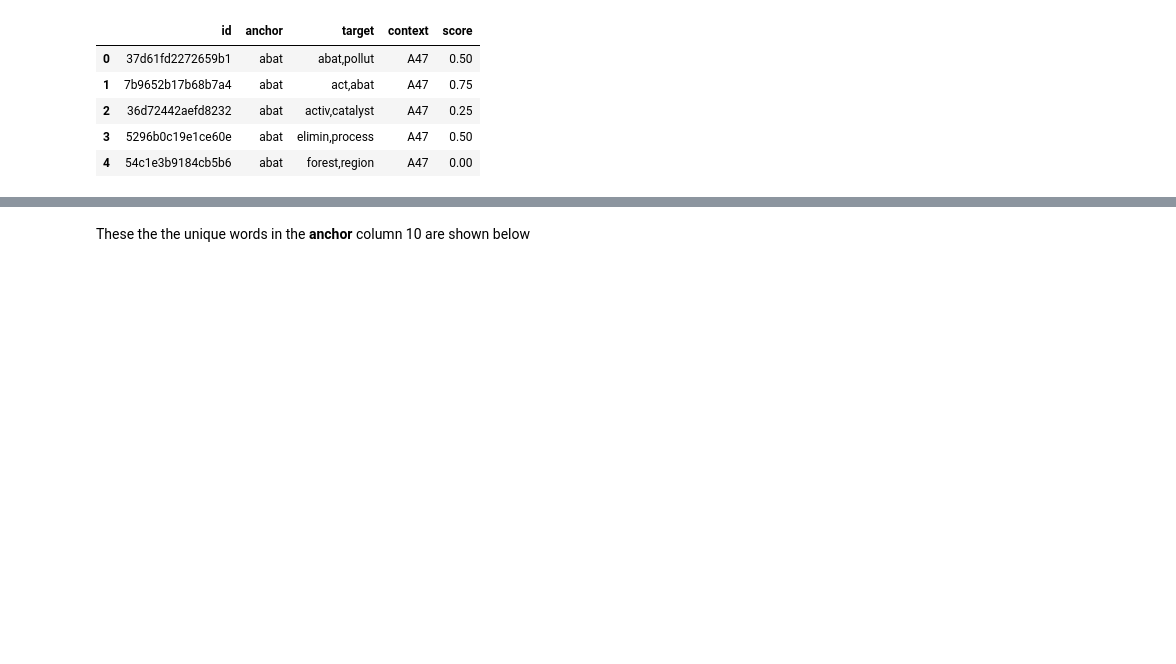
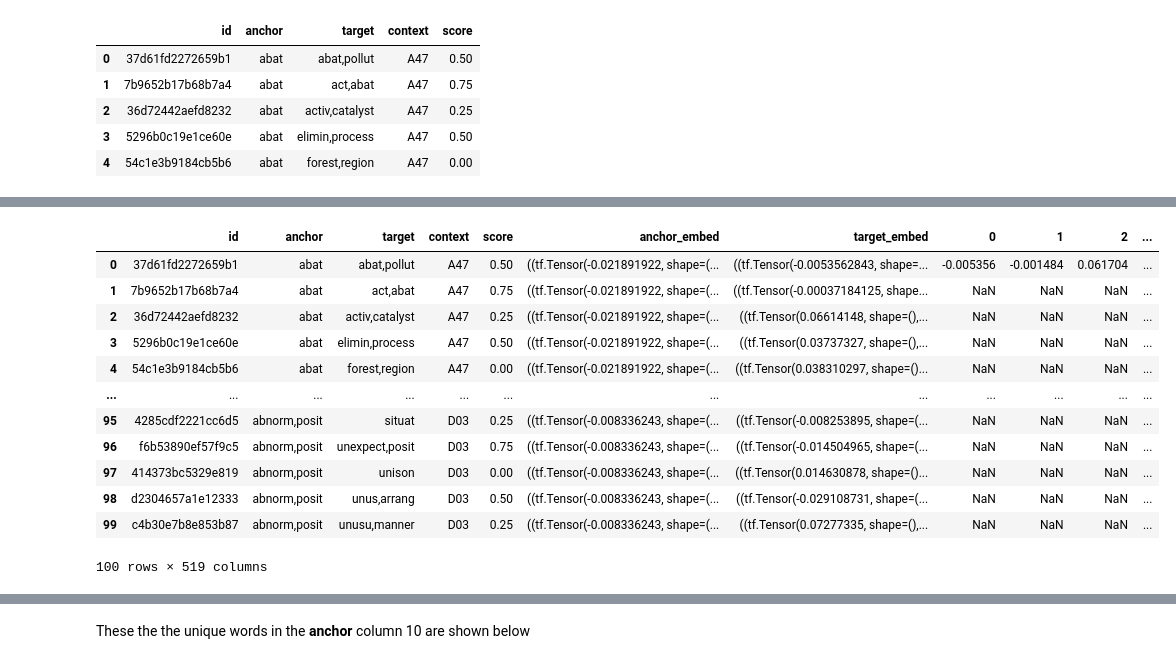
Before and after one commit to MichaelWoo-git/Phrase_Matching_Recog, a Jupyter notebook: Phrase_Match_Similarity.ipynb, the cells around one changed output, grey strips where cells are left out. Saved outputs shown, nothing was run; the diff lists cells and outputs as text; code cells hidden in the pictures; blank space fills up the shorter version.

```diff
--- a/Phrase_Match_Similarity.ipynb
+++ b/Phrase_Match_Similarity.ipynb
@@ -241,0 +177,3 @@ Successfully installed tensorflow-hub-0.12.0
+# %%
+temp['anchor_embed'] = df_1.apply(lambda x: embed([x['anchor']]),axis=1)
+temp['target_embed'] = df_1.apply(lambda x: embed([x['target']]),axis=1)
@@ -241,0 +215,7 @@ Successfully installed tensorflow-hub-0.12.0
+# %%
+df = pd.DataFrame(np.reshape(temp['target_embed'][0][0],newshape=(1,-1)))
+anchor_arr = []
+for i in df.columns:
+    prefix = "anchor_" + str(i)
+    anchor_arr.append(prefix)
+df.columns = anch
@@ -241,0 +242,16 @@ Successfully installed tensorflow-hub-0.12.0
+# %%
+temp.join(df)
+# %% [output]
+|  | id | anchor | target | context | score | anchor_embed | target_embed | 0 | 1 | 2 | ... |
+| 0 | 37d61fd2272659b1 | abat | abat,pollut | A47 | 0.50 | ((tf.Tensor(-0.021891922, shape=(... | ((tf.Tensor(-0.0053562843, shape=... | -0.005356 | -0.001484 | 0.061704 | ... |
+| 1 | 7b9652b17b68b7a4 | abat | act,abat | A47 | 0.75 | ((tf.Tensor(-0.021891922, shape=(... | ((tf.Tensor(-0.00037184125, shape... | NaN | NaN | NaN | ... |
+| 2 | 36d72442aefd8232 | abat | activ,catalyst | A47 | 0.25 | ((tf.Tensor(-0.021891922, shape=(... | ((tf.Tensor(0.06614148, shape=(),... | NaN | NaN | NaN | ... |
+| 3 | 5296b0c19e1ce60e | abat | elimin,process | A47 | 0.50 | ((tf.Tensor(-0.021891922, shape=(... | ((tf.Tensor(0.03737327, shape=(),... | NaN | NaN | NaN | ... |
+| 4 | 54c1e3b9184cb5b6 | abat | forest,region | A47 | 0.00 | ((tf.Tensor(-0.021891922, shape=(... | ((tf.Tensor(0.038310297, shape=()... | NaN | NaN | NaN | ... |
+| ... | ... | ... | ... | ... | ... | ... | ... | ... | ... | ... | ... |
+| 95 | 4285cdf2221cc6d5 | abnorm,posit | situat | D03 | 0.25 | ((tf.Tensor(-0.008336243, shape=(... | ((tf.Tensor(-0.008253895, shape=(... | NaN | NaN | NaN | ... |
+| 96 | f6b53890ef57f9c5 | abnorm,posit | unexpect,posit | D03 | 0.75 | ((tf.Tensor(-0.008336243, shape=(... | ((tf.Tensor(-0.014504965, shape=(... | NaN | NaN | NaN | ... |
+| 97 | 414373bc5329e819 | abnorm,posit | unison | D03 | 0.00 | ((tf.Tensor(-0.008336243, shape=(... | ((tf.Tensor(0.014630878, shape=()... | NaN | NaN | NaN | ... |
+| 98 | d2304657a1e12333 | abnorm,posit | unus,arrang | D03 | 0.50 | ((tf.Tensor(-0.008336243, shape=(... | ((tf.Tensor(-0.029108731, shape=(... | NaN | NaN | NaN | ... |
+| 99 | c4b30e7b8e853b87 | abnorm,posit | unusu,manner | D03 | 0.25 | ((tf.Tensor(-0.008336243, shape=(... | ((tf.Tensor(0.07277335, shape=(),... | NaN | NaN | NaN | ... |
+100 rows × 519 columns
```
Also changed, not shown: parts of 98 cells of this notebook.
